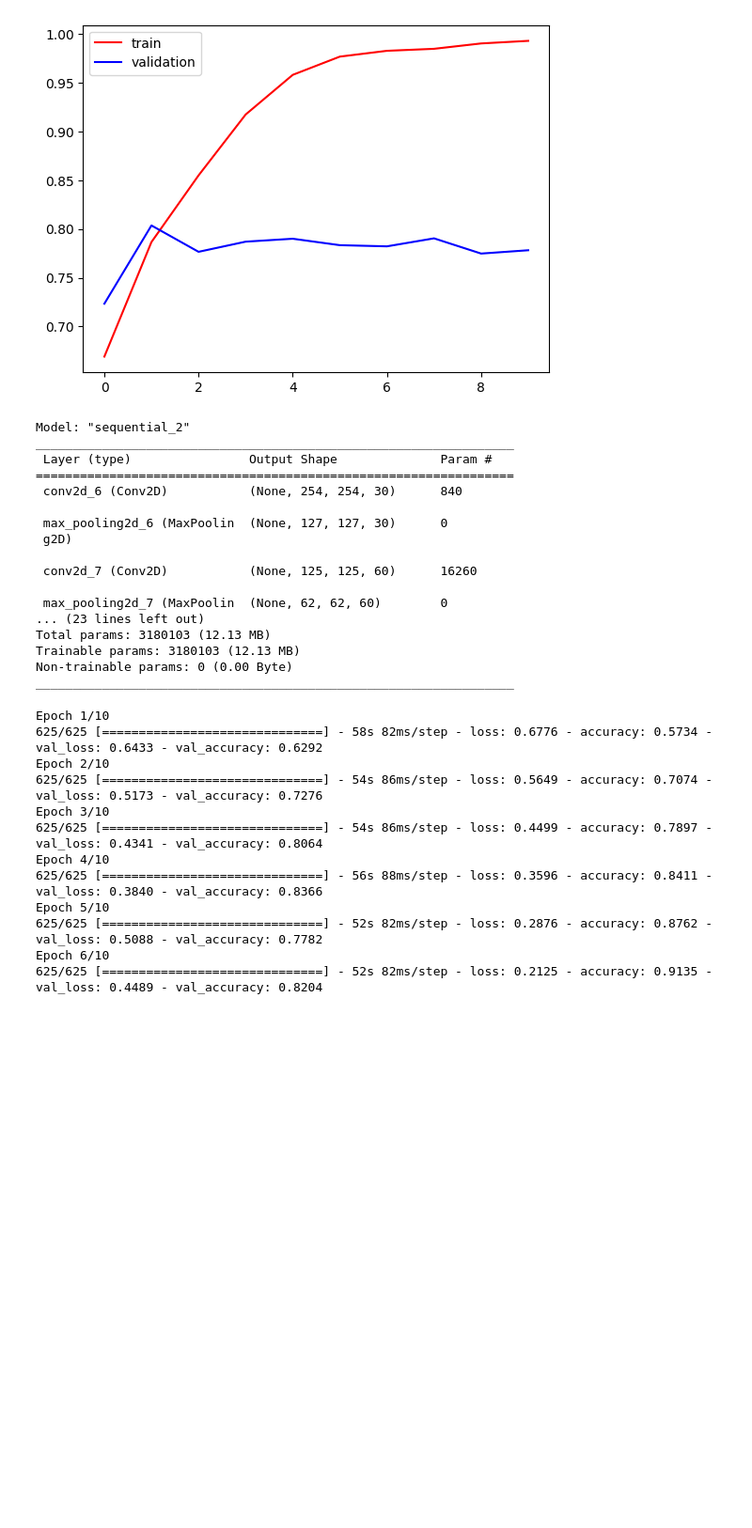
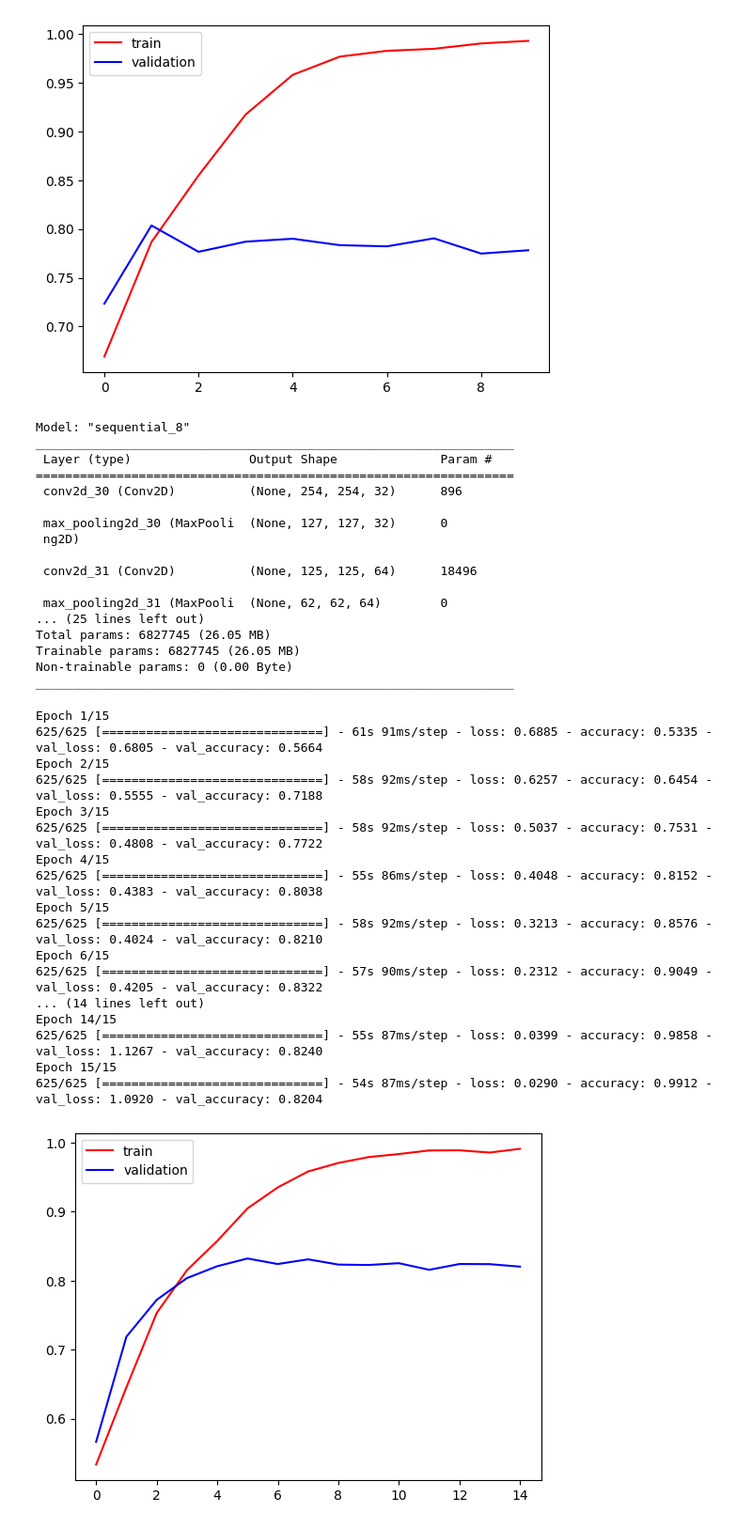
Before and after one commit to ayushtiwari134/cat_dog_classifier, a Jupyter notebook: dog_vs_cat.ipynb, the cells around one changed output. Shown at 94% size. Saved outputs shown, nothing was run; the diff lists cells and outputs as text; code cells hidden in the pictures; blank space fills up the shorter version.

```diff
--- a/dog_vs_cat.ipynb
+++ b/dog_vs_cat.ipynb
@@ -118,58 +118,79 @@ plt.show()
 # %%
 model1 = Sequential()
 
-model1.add(Conv2D(30,kernel_size=(3,3),padding='valid',activation='relu',input_shape=(256,256,3)))
+model1.add(Conv2D(32,kernel_size=(3,3),padding='valid',activation='relu',input_shape=(256,256,3)))
+model.add(BatchNormalization())
 model1.add(MaxPooling2D(pool_size=(2,2),strides=2,padding='valid'))
 
-model1.add(Conv2D(60,kernel_size=(3,3),padding='valid',activation='relu',input_shape=(256,256,3)))
+model1.add(Conv2D(64,kernel_size=(3,3),padding='valid',activation='relu',input_shape=(256,256,3)))
+model.add(BatchNormalization())
 model1.add(MaxPooling2D(pool_size=(2,2),strides=2,padding='valid'))
 
-model1.add(Conv2D(90,kernel_size=(3,3),padding='valid',activation='relu',input_shape=(256,256,3)))
+model1.add(Conv2D(128,kernel_size=(3,3),padding='valid',activation='relu',input_shape=(256,256,3)))
+model.add(BatchNormalization())
 model1.add(MaxPooling2D(pool_size=(2,2),strides=2,padding='valid'))
 
-model1.add(Conv2D(120,kernel_size=(3,3),padding='valid',activation='relu',input_shape=(256,256,3)))
+model1.add(Conv2D(256,kernel_size=(3,3),padding='valid',activation='relu',input_shape=(256,256,3)))
+model.add(BatchNormalization())
 model1.add(MaxPooling2D(pool_size=(2,2),strides=2,padding='valid'))
 
 model1.add(Flatten())
 
 model1.add(Dense(128,activation='relu'))
+model.add(Dropout(0.1))
 model1.add(Dense(32,activation='relu'))
+model.add(Dropout(0.1))
+model1.add(Dense(128,activation='relu'))
+model.add(Dropout(0.1))
 model1.add(Dense(64,activation='relu'))
+model.add(Dropout(0.1))
 model1.add(Dense(1,activation='sigmoid'))
 # %%
 model1.summary()
 # %% [output]
-Model: "sequential_2"
+Model: "sequential_8"
 _________________________________________________________________
  Layer (type)                Output Shape              Param #
 =================================================================
- conv2d_6 (Conv2D)           (None, 254, 254, 30)      840
+ conv2d_30 (Conv2D)          (None, 254, 254, 32)      896
 
- max_pooling2d_6 (MaxPoolin  (None, 127, 127, 30)      0
- g2D)
+ max_pooling2d_30 (MaxPooli  (None, 127, 127, 32)      0
+ ng2D)
 
- conv2d_7 (Conv2D)           (None, 125, 125, 60)      16260
+ conv2d_31 (Conv2D)          (None, 125, 125, 64)      18496
 
- max_pooling2d_7 (MaxPoolin  (None, 62, 62, 60)        0
-... (23 lines left out)
-Total params: 3180103 (12.13 MB)
-Trainable params: 3180103 (12.13 MB)
+ max_pooling2d_31 (MaxPooli  (None, 62, 62, 64)        0
+... (25 lines left out)
+Total params: 6827745 (26.05 MB)
+Trainable params: 6827745 (26.05 MB)
 Non-trainable params: 0 (0.00 Byte)
 _________________________________________________________________
 # %%
 model1.compile(optimizer='adam',loss='binary_crossentropy',metrics=['accuracy'])
 # %%
-history1 = model1.fit(train_ds,epochs=10,validation_data=validation_ds)
+history1 = model1.fit(train_ds,epochs=15,validation_data=validation_ds)
 # %% [output]
-Epoch 1/10
-625/625 [==============================] - 58s 82ms/step - loss: 0.6776 - accuracy: 0.5734 - val_loss: 0.6433 - val_accuracy: 0.6292
-Epoch 2/10
-625/625 [==============================] - 54s 86ms/step - loss: 0.5649 - accuracy: 0.7074 - val_loss: 0.5173 - val_accuracy: 0.7276
-Epoch 3/10
-625/625 [==============================] - 54s 86ms/step - loss: 0.4499 - accuracy: 0.7897 - val_loss: 0.4341 - val_accuracy: 0.8064
-Epoch 4/10
-625/625 [==============================] - 56s 88ms/step - loss: 0.3596 - accuracy: 0.8411 - val_loss: 0.3840 - val_accuracy: 0.8366
-Epoch 5/10
-625/625 [==============================] - 52s 82ms/step - loss: 0.2876 - accuracy: 0.8762 - val_loss: 0.5088 - val_accuracy: 0.7782
-Epoch 6/10
-625/625 [==============================] - 52s 82ms/step - loss: 0.2125 - accuracy: 0.9135 - val_loss: 0.4489 - val_accuracy: 0.8204
+Epoch 1/15
+625/625 [==============================] - 61s 91ms/step - loss: 0.6885 - accuracy: 0.5335 - val_loss: 0.6805 - val_accuracy: 0.5664
+Epoch 2/15
+625/625 [==============================] - 58s 92ms/step - loss: 0.6257 - accuracy: 0.6454 - val_loss: 0.5555 - val_accuracy: 0.7188
+Epoch 3/15
+625/625 [==============================] - 58s 92ms/step - loss: 0.5037 - accuracy: 0.7531 - val_loss: 0.4808 - val_accuracy: 0.7722
+Epoch 4/15
+625/625 [==============================] - 55s 86ms/step - loss: 0.4048 - accuracy: 0.8152 - val_loss: 0.4383 - val_accuracy: 0.8038
+Epoch 5/15
+625/625 [==============================] - 58s 92ms/step - loss: 0.3213 - accuracy: 0.8576 - val_loss: 0.4024 - val_accuracy: 0.8210
+Epoch 6/15
+625/625 [==============================] - 57s 90ms/step - loss: 0.2312 - accuracy: 0.9049 - val_loss: 0.4205 - val_accuracy: 0.8322
+... (14 lines left out)
+Epoch 14/15
+625/625 [==============================] - 55s 87ms/step - loss: 0.0399 - accuracy: 0.9858 - val_loss: 1.1267 - val_accuracy: 0.8240
+Epoch 15/15
+625/625 [==============================] - 54s 87ms/step - loss: 0.0290 - accuracy: 0.9912 - val_loss: 1.0920 - val_accuracy: 0.8204
+# %%
+plt.plot(history1.history['accuracy'],color='red',label='train')
+plt.plot(history1.history['val_accuracy'],color='blue',label='validation')
+plt.legend()
+plt.show()
+# %% [output]
+[figure, added]
```
Also changed, not shown: parts of 1 cell of this notebook.
